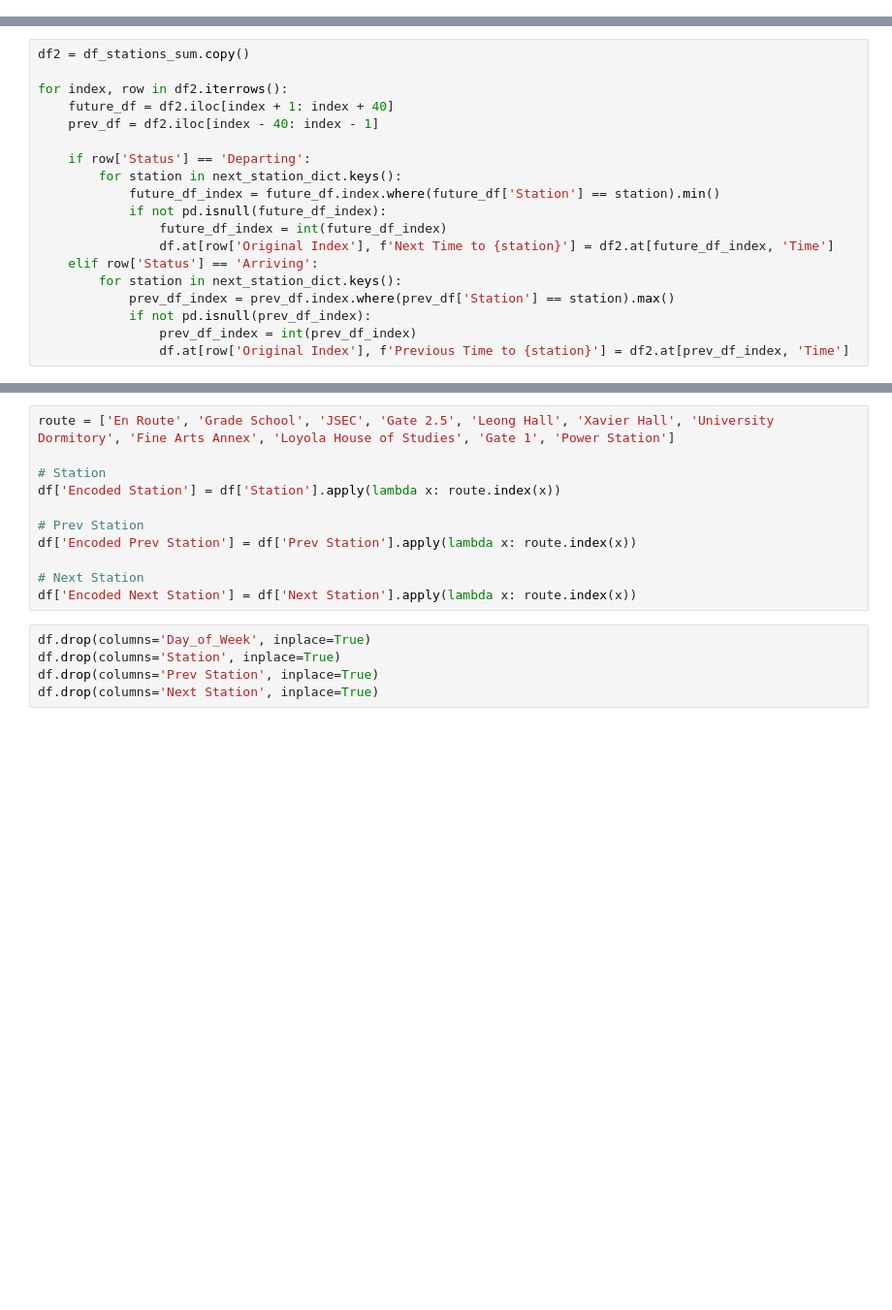
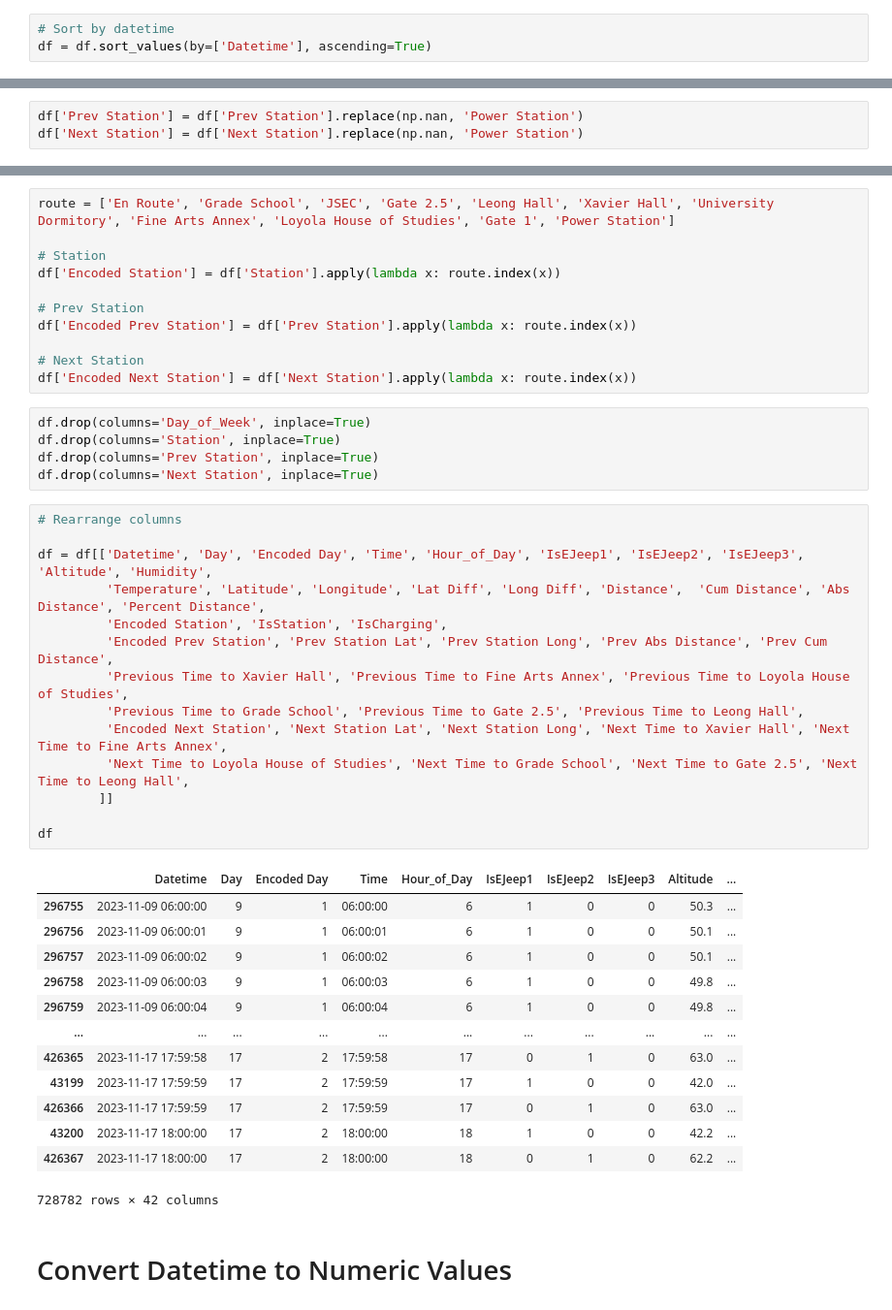
Before and after one commit to CSfromCS/VHS-Thesis, a Jupyter notebook: Data Preprocessing/DataProcessor.ipynb, the cells around one changed output, grey strips where cells are left out. Shown at 97% size. Drawn from its saved outputs; the diff is of its cells as text; blank space fills up the shorter version.

```diff
--- a/Data Preprocessing/DataProcessor.ipynb
+++ b/Data Preprocessing/DataProcessor.ipynb
@@ -327,3 +506,6 @@ Could not read file data_2023-11-14_3.csv because of error: index 0 is out of bo
+# %%
+# Sort by datetime
+df = df.sort_values(by=['Datetime'], ascending=True)
 # %% [markdown]
 # Data Processing
 # %%
@@ -528,19 +590,0 @@ df['Next Time to Leong Hall'] = None
-# %%
-df2 = df_stations_sum.copy()
-
-for index, row in df2.iterrows():
-    future_df = df2.iloc[index + 1: index + 40]
-    prev_df = df2.iloc[index - 40: index - 1]
-
-    if row['Status'] == 'Departing':
-        for station in next_station_dict.keys():
-            future_df_index = future_df.index.where(future_df['Station'] == station).min()
-            if not pd.isnull(future_df_index):
-                future_df_index = int(future_df_index)
-                df.at[row['Original Index'], f'Next Time to {station}'] = df2.at[future_df_index, 'Time']
-    elif row['Status'] == 'Arriving':
-        for station in next_station_dict.keys():
-            prev_df_index = prev_df.index.where(prev_df['Station'] == station).max()
-            if not pd.isnull(prev_df_index):
-                prev_df_index = int(prev_df_index)
-                df.at[row['Original Index'], f'Previous Time to {station}'] = df2.at[prev_df_index, 'Time']
@@ -569,5 +591,8 @@ df
 # %% [markdown]
 # Ordinal Encoding
+# %%
+df['Prev Station'] = df['Prev Station'].replace(np.nan, 'Power Station')
+df['Next Station'] = df['Next Station'].replace(np.nan, 'Power Station')
 # %%
 # Day of Week
 df.sort_values('Day_of_Week')
@@ -588,3 +613,33 @@ df.drop(columns='Day_of_Week', inplace=True)
 df.drop(columns='Station', inplace=True)
 df.drop(columns='Prev Station', inplace=True)
 df.drop(columns='Next Station', inplace=True)
+# %%
+# Rearrange columns
+
+df = df[['Datetime', 'Day', 'Encoded Day', 'Time', 'Hour_of_Day', 'IsEJeep1', 'IsEJeep2', 'IsEJeep3', 'Altitude', 'Humidity',
+         'Temperature', 'Latitude', 'Longitude', 'Lat Diff', 'Long Diff', 'Distance',  'Cum Distance', 'Abs Distance', 'Percent Distance',
+         'Encoded Station', 'IsStation', 'IsCharging',
+         'Encoded Prev Station', 'Prev Station Lat', 'Prev Station Long', 'Prev Abs Distance', 'Prev Cum Distance',
+         'Previous Time to Xavier Hall', 'Previous Time to Fine Arts Annex', 'Previous Time to Loyola House of Studies',
+         'Previous Time to Grade School', 'Previous Time to Gate 2.5', 'Previous Time to Leong Hall',
+         'Encoded Next Station', 'Next Station Lat', 'Next Station Long', 'Next Time to Xavier Hall', 'Next Time to Fine Arts Annex',
+         'Next Time to Loyola House of Studies', 'Next Time to Grade School', 'Next Time to Gate 2.5', 'Next Time to Leong Hall',
+        ]]
+
+df
+# %% [output]
+|  | Datetime | Day | Encoded Day | Time | Hour_of_Day | IsEJeep1 | IsEJeep2 | IsEJeep3 | Altitude | ... |
+| 296755 | 2023-11-09 06:00:00 | 9 | 1 | 06:00:00 | 6 | 1 | 0 | 0 | 50.3 | ... |
+| 296756 | 2023-11-09 06:00:01 | 9 | 1 | 06:00:01 | 6 | 1 | 0 | 0 | 50.1 | ... |
+| 296757 | 2023-11-09 06:00:02 | 9 | 1 | 06:00:02 | 6 | 1 | 0 | 0 | 50.1 | ... |
+| 296758 | 2023-11-09 06:00:03 | 9 | 1 | 06:00:03 | 6 | 1 | 0 | 0 | 49.8 | ... |
+| 296759 | 2023-11-09 06:00:04 | 9 | 1 | 06:00:04 | 6 | 1 | 0 | 0 | 49.8 | ... |
+| ... | ... | ... | ... | ... | ... | ... | ... | ... | ... | ... |
+| 426365 | 2023-11-17 17:59:58 | 17 | 2 | 17:59:58 | 17 | 0 | 1 | 0 | 63.0 | ... |
+| 43199 | 2023-11-17 17:59:59 | 17 | 2 | 17:59:59 | 17 | 1 | 0 | 0 | 42.0 | ... |
+| 426366 | 2023-11-17 17:59:59 | 17 | 2 | 17:59:59 | 17 | 0 | 1 | 0 | 63.0 | ... |
+| 43200 | 2023-11-17 18:00:00 | 17 | 2 | 18:00:00 | 18 | 1 | 0 | 0 | 42.2 | ... |
+| 426367 | 2023-11-17 18:00:00 | 17 | 2 | 18:00:00 | 18 | 0 | 1 | 0 | 62.2 | ... |
+728782 rows × 42 columns
+# %% [markdown]
+# Convert Datetime to Numeric Values
```
Also changed, not shown: parts of 25 cells of this notebook, 1 other file.
